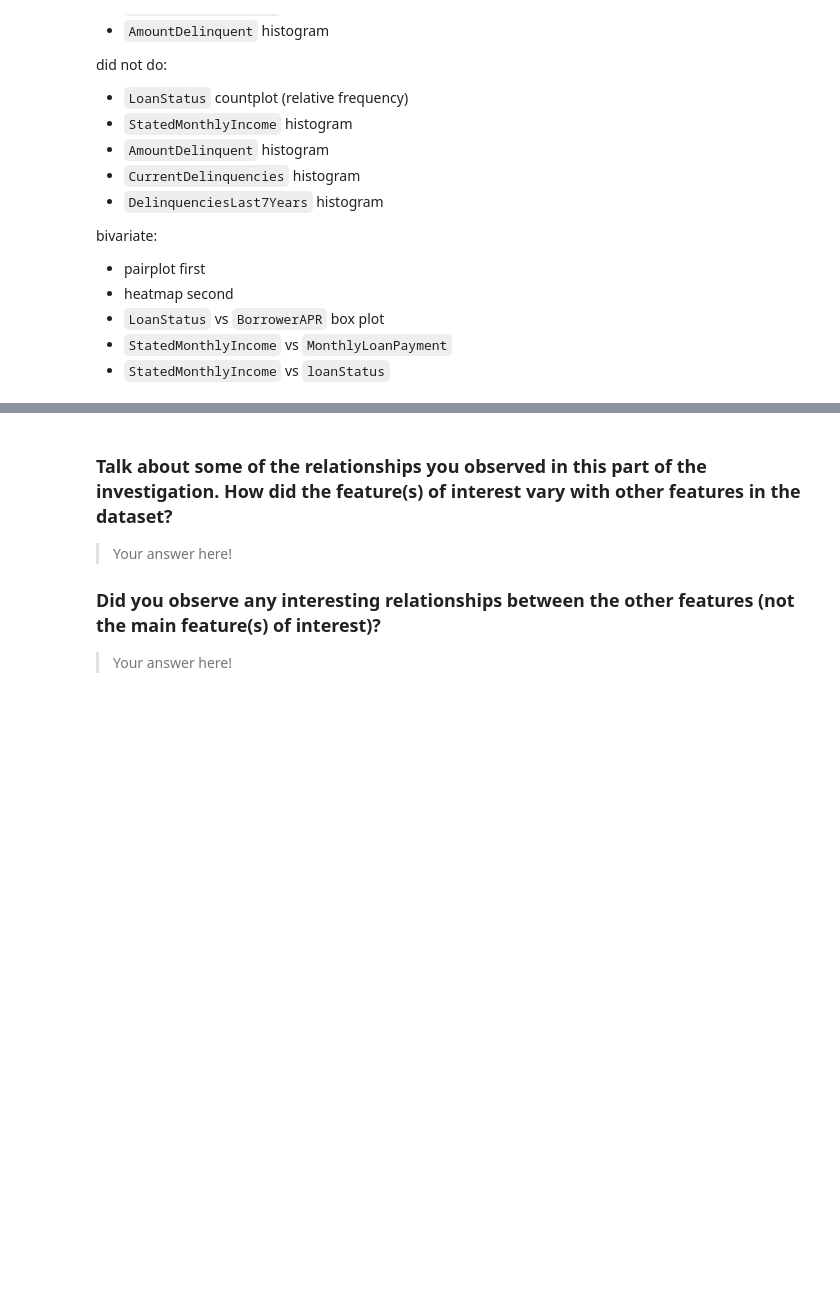
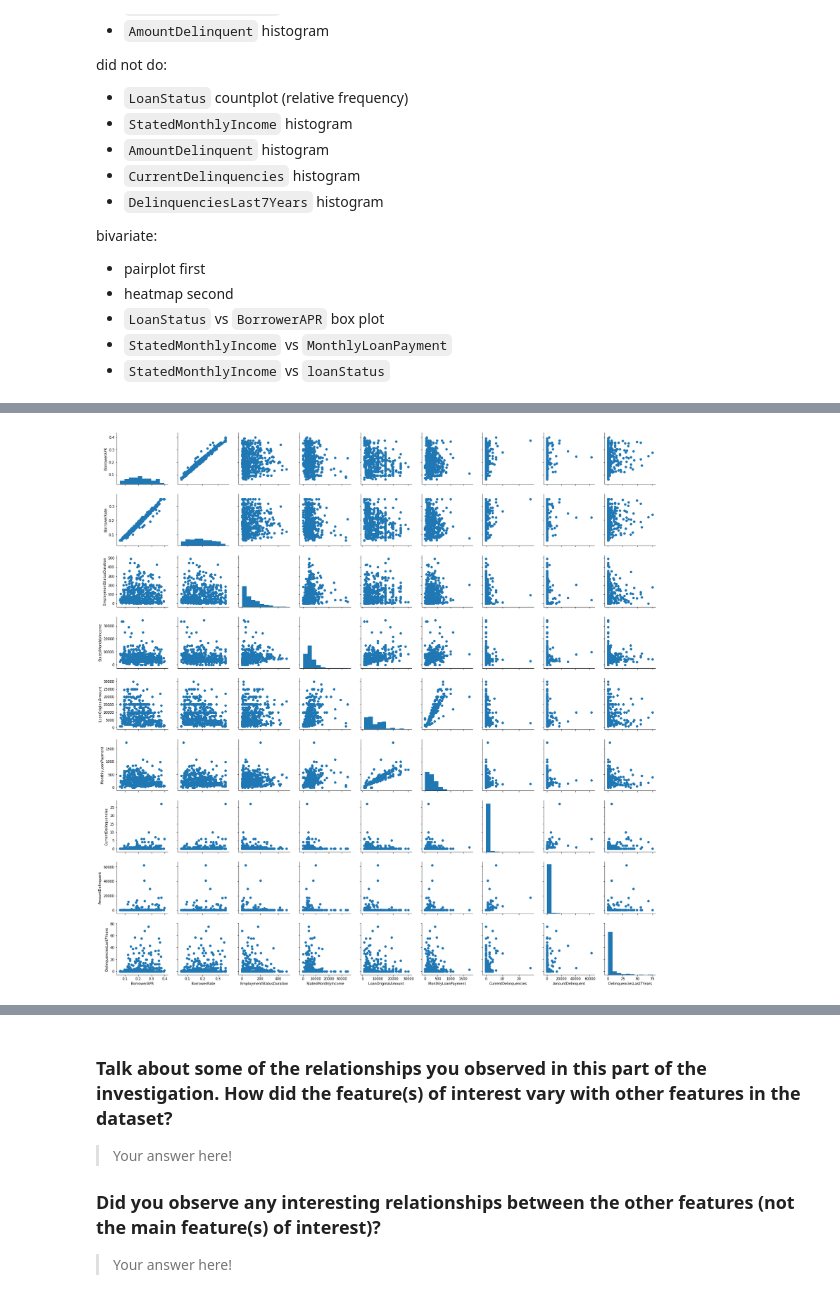
Before and after one commit to Jeff-VA/Udacity-Communicate-Data-Project, a Jupyter notebook: exploration.ipynb, the cells around one changed output, grey strips where cells are left out. Cells and saved outputs as stored; diff of their text form; code cells hidden in the pictures; blank space fills up the shorter version.

```diff
--- a/exploration.ipynb
+++ b/exploration.ipynb
@@ -521,0 +531,13 @@ bivariate:
+# %%
+quant_vars = ['BorrowerAPR', 'BorrowerRate', 'EmploymentStatusDuration', 'StatedMonthlyIncome',
+              'LoanOriginalAmount', 'MonthlyLoanPayment', 'CurrentDelinquencies', 'AmountDelinquent',
+              'DelinquenciesLast7Years']
+# %%
+sample = np.random.choice(df_trimmed.shape[0], 500, replace = False)
+data = df_trimmed.iloc[sample,:]
+
+g = sns.PairGrid(data = data, vars = quant_vars)
+g.map_diag(plt.hist)
+g.map_offdiag(plt.scatter);
+# %% [output]
+[figure, added]
```
Also changed, not shown: parts of 3 cells of this notebook.
